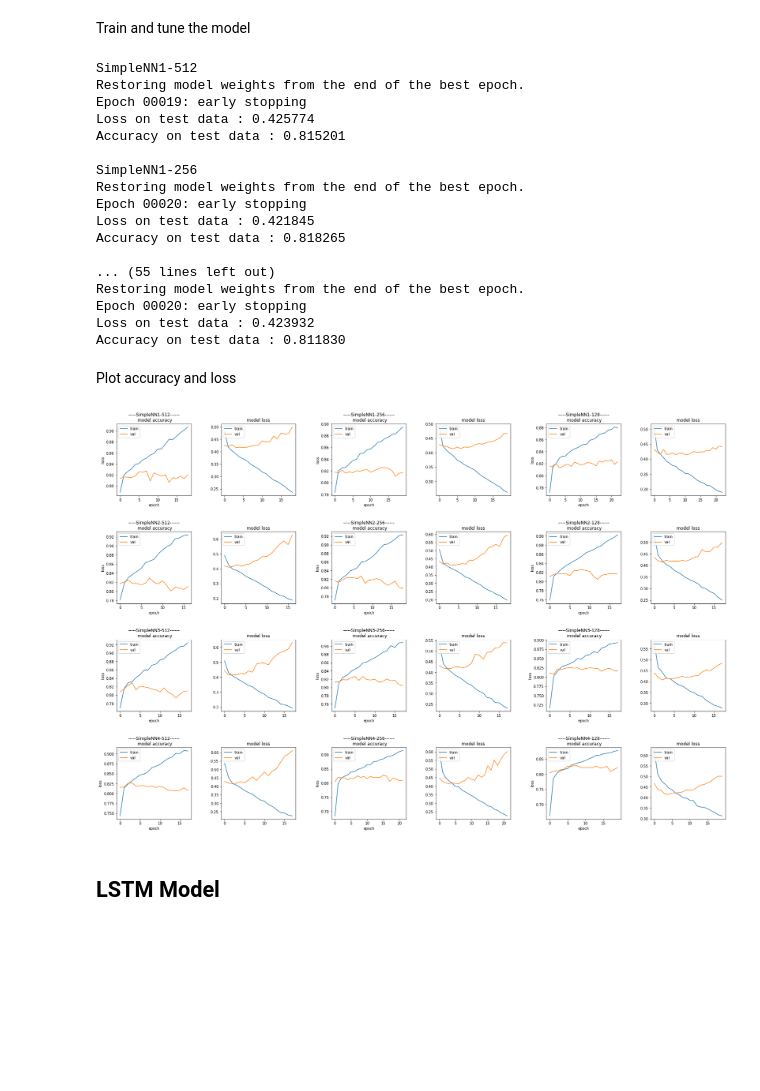
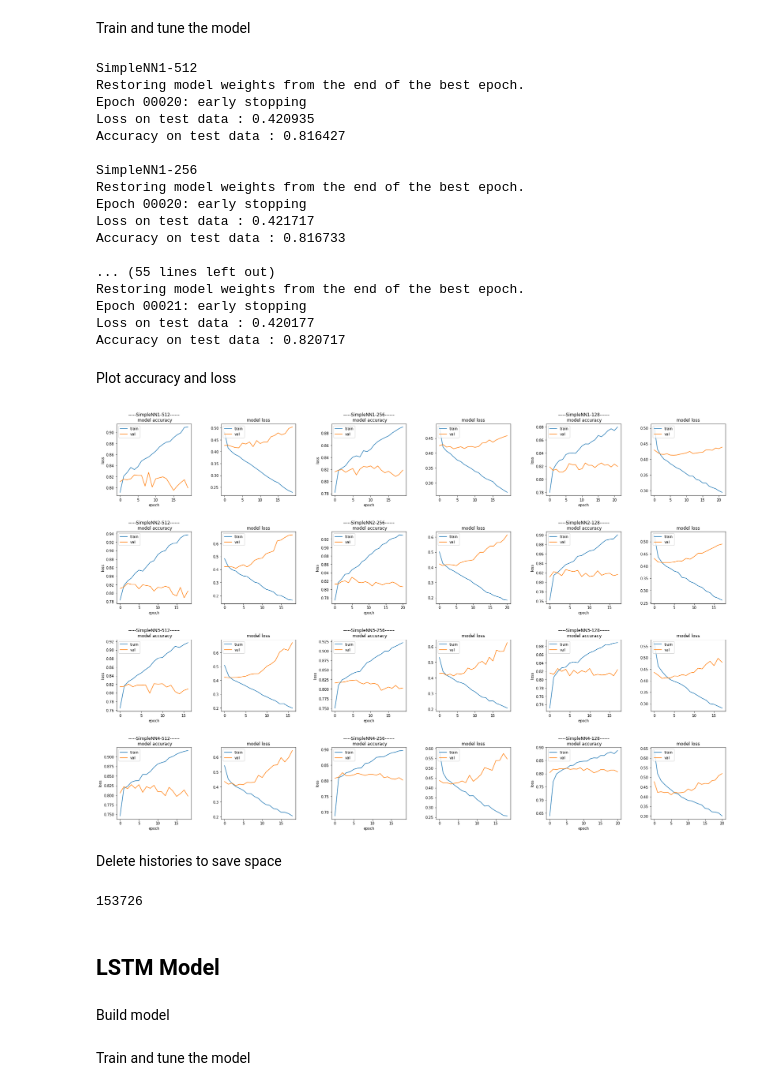
Before and after one commit to CoGian/NLP-with-Disaster-Tweets, a Jupyter notebook: classification.ipynb, the cells around one changed output. Cells and saved outputs as stored; diff of their text form; code cells hidden in the pictures; blank space fills up the shorter version.

```diff
--- a/classification.ipynb
+++ b/classification.ipynb
@@ -142,7 +146,7 @@ embedding_matrix.shape
 # %%
 callback = tf.keras.callbacks.EarlyStopping(monitor='val_loss', patience=15 , restore_best_weights=True , verbose=1)
 # %%
-def plot_history_for_accuracy_and_loss(histories):
+def plot_history_for_accuracy_and_loss(histories,initial_first_layer_units):
   fig = plt.figure(figsize=(30, 20))
   outer = gridspec.GridSpec(int(len(histories)/3), 3, wspace=0.2, hspace=0.5)
   j = 1
@@ -156,7 +160,7 @@ def plot_history_for_accuracy_and_loss(histories):
     ax1 = plt.Subplot(fig, inner[0])
     ax1.plot(history.history['accuracy'])
     ax1.plot(history.history['val_accuracy'])
-    ax1.set_title('-----SimpleNN' + str(j) + '-' + str(int(512  / 2 ** (i%3))) + '------\n model accuracy')
+    ax1.set_title('-----SimpleNN' + str(j) + '-' + str(int(initial_first_layer_units  / 2 ** (i%3))) + '------\n model accuracy')
     ax1.set(xlabel='epoch', ylabel='accuracy')
     ax1.legend(['train', 'val'], loc='upper left')
     fig.add_subplot(ax1)
@@ -179,7 +183,7 @@ def plot_history_for_accuracy_and_loss(histories):
 Build model
 # %%
 def create_simple_model(embedding_matrix,num_of_hidden_layers, first_layer_units,  second_layer_units , third_layer_units,fourth_layer_units):
-   words = tf.keras.Input(shape=(MAX_LEN,))
+   words = tf.keras.Input(shape=(None,))
    x = tf.keras.layers.Embedding(input_dim=embedding_matrix.shape[0],
                                  output_dim = embedding_matrix.shape[1],
                                  weights=[embedding_matrix], trainable=False)(words)
@@ -265,6 +269,10 @@ for i in range(max_hidden_layers):
     # save the model
     simpleNN.save_weights('/content/drive/My Drive/NLP with Disaster Tweets/Models/SimpleNN/SimpleNN' +
                               str(i+1)+"-"+str(first__hidden_layer_units)  + '/my_checkpoint')
+
+    # delete model to save memmory
+    del simpleNN
+    gc.collect()
     # update number of units in its layer
     first__hidden_layer_units =  int(first__hidden_layer_units / 2)
     second__hidden_layer_units = int(second__hidden_layer_units / 2)
@@ -273,27 +281,36 @@ for i in range(max_hidden_layers):
 # %% [output]
 SimpleNN1-512
 Restoring model weights from the end of the best epoch.
-Epoch 00019: early stopping
-Loss on test data : 0.425774
-Accuracy on test data : 0.815201
+Epoch 00020: early stopping
+Loss on test data : 0.420935
+Accuracy on test data : 0.816427
 
 SimpleNN1-256
 Restoring model weights from the end of the best epoch.
 Epoch 00020: early stopping
-Loss on test data : 0.421845
-Accuracy on test data : 0.818265
+Loss on test data : 0.421717
+Accuracy on test data : 0.816733
 
 ... (55 lines left out)
 Restoring model weights from the end of the best epoch.
-Epoch 00020: early stopping
-Loss on test data : 0.423932
-Accuracy on test data : 0.811830
+Epoch 00021: early stopping
+Loss on test data : 0.420177
+Accuracy on test data : 0.820717
 # %% [markdown]
 Plot accuracy and loss
 # %%
-plot_history_for_accuracy_and_loss(histories)
+plot_history_for_accuracy_and_loss(histories,512)
 # %% [output]
-[figure, old version]
+[figure, new version]
+# %% [markdown]
+Delete histories to save space
+# %%
+del histories
+gc.collect()
+# %% [output]
+153726
 # %% [markdown]
 ## LSTM Model
+# %% [markdown]
+Build model
 # %%
@@ -316,0 +350,2 @@ def RNN(embedding_matrix):
+# %% [markdown]
+Train and tune the model
```
Also changed, not shown: parts of 16 cells of this notebook.
